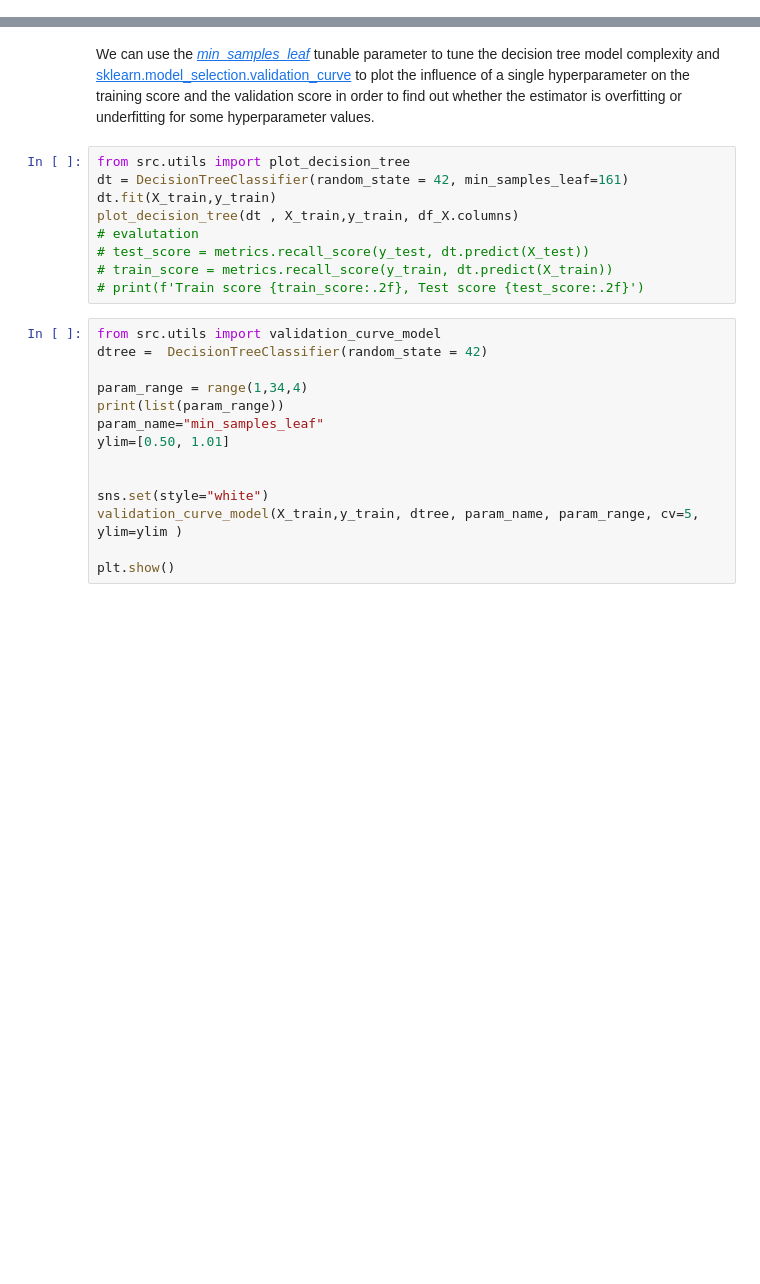
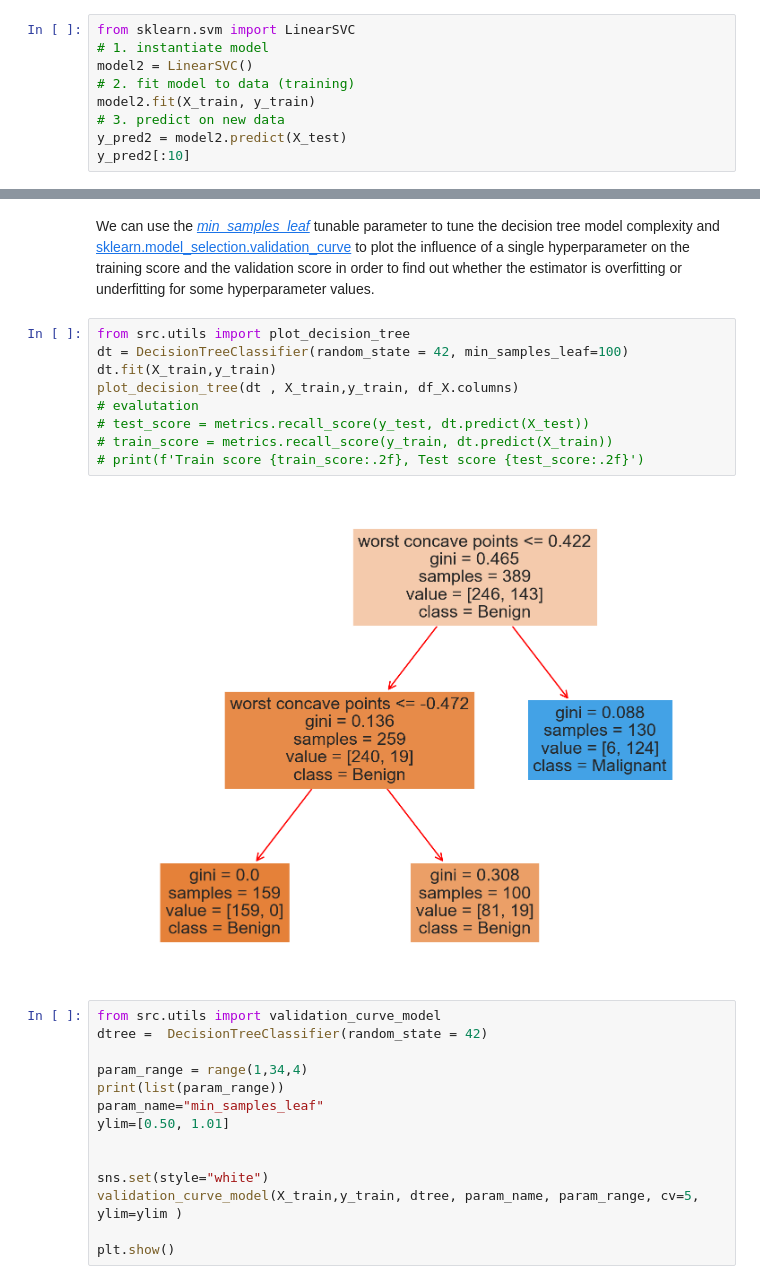
Before and after one commit to EMbeDS-education/StatsAndComputing20212022, a Jupyter notebook: PDA/jupyter/jupyterNotebooks/M2_06BreastCancer_Supervised.ipynb, the cells around one changed output, grey strips where cells are left out. Saved outputs shown, nothing was run; the diff lists cells and outputs as text; blank space fills up the shorter version.

```diff
--- a/PDA/jupyter/jupyterNotebooks/M2_06BreastCancer_Supervised.ipynb
+++ b/PDA/jupyter/jupyterNotebooks/M2_06BreastCancer_Supervised.ipynb
@@ -262,3 +261,12 @@ from sklearn.svm import LinearSVC
+# %%
+from sklearn.svm import LinearSVC
+# 1. instantiate model
+model2 = LinearSVC()
+# 2. fit model to data (training)
+model2.fit(X_train, y_train)
+# 3. predict on new data
+y_pred2 = model2.predict(X_test)
+y_pred2[:10]
 # %% [markdown]
 ## Metrics of classification performance evaluation
 Let's draw the decision boundary of Decision Tree Classifier trained on the training set
@@ -592,13 +605,15 @@ Mechanisms such as pruning, **setting the minimum number of samples required at
 We can use the [*min_samples_leaf*](https://scikit-learn.org/stable/modules/generated/sklearn.tree.DecisionTreeClassifier.html) tunable parameter to tune the decision tree model complexity and [sklearn.model_selection.validation_curve](https://scikit-learn.org/stable/modules/generated/sklearn.model_selection.validation_curve.html#sklearn.model_selection.validation_curve) to plot the influence of a single hyperparameter on the training score and the validation score in order to find out whether the estimator is overfitting or underfitting for some hyperparameter values.
 # %%
 from src.utils import plot_decision_tree
-dt = DecisionTreeClassifier(random_state = 42, min_samples_leaf=161)
+dt = DecisionTreeClassifier(random_state = 42, min_samples_leaf=100)
 dt.fit(X_train,y_train)
 plot_decision_tree(dt , X_train,y_train, df_X.columns)
 # evalutation
 # test_score = metrics.recall_score(y_test, dt.predict(X_test))
 # train_score = metrics.recall_score(y_train, dt.predict(X_train))
 # print(f'Train score {train_score:.2f}, Test score {test_score:.2f}')
+# %% [output]
+[figure, added]
 # %%
 from src.utils import validation_curve_model
 dtree =  DecisionTreeClassifier(random_state = 42)
```
Also changed, not shown: parts of 15 cells of this notebook, 4 other files.
